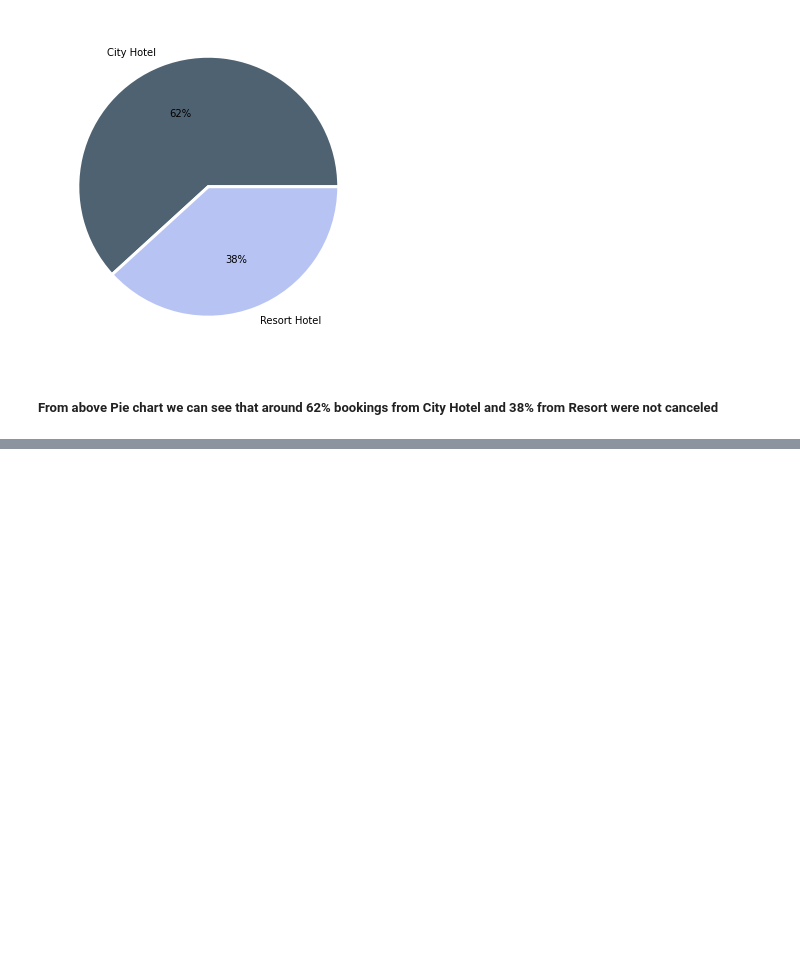
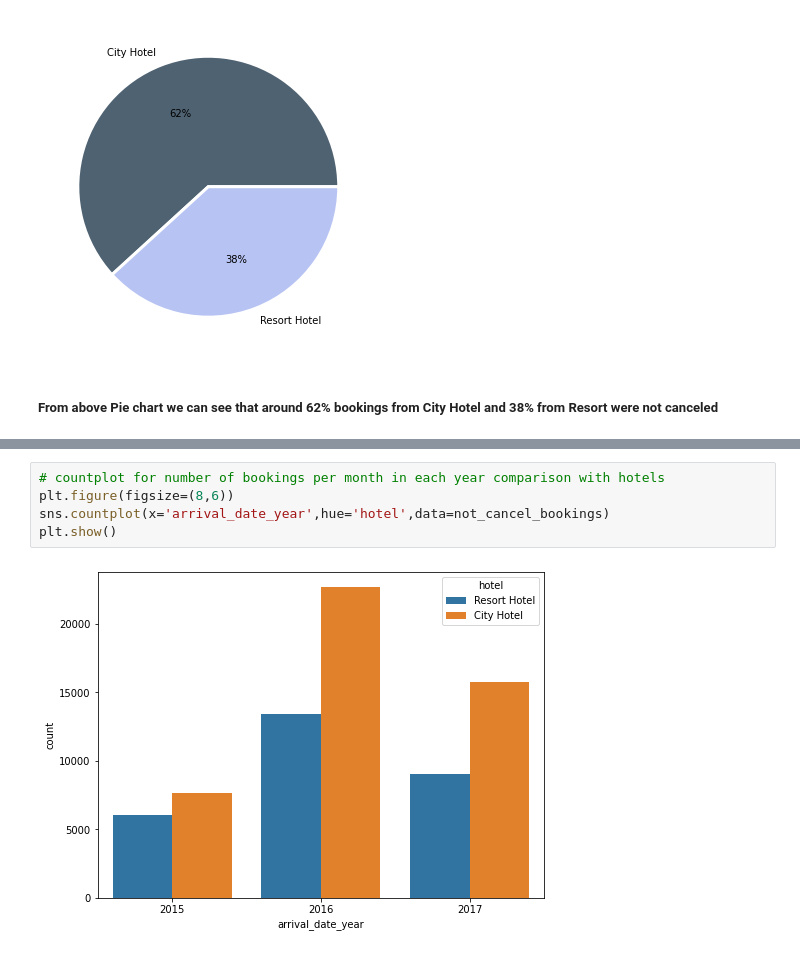
Before and after one commit to shinkarkunal/EDA_Hotel_booking, a Jupyter notebook: Hotel_Booking_Analysis_Capstone_Project_KUNAL_SHINKAR_ipynb.ipynb, the cells around one changed output, grey strips where cells are left out. Cells and saved outputs as stored; diff of their text form; blank space fills up the shorter version.

```diff
--- a/Hotel_Booking_Analysis_Capstone_Project_KUNAL_SHINKAR_ipynb.ipynb
+++ b/Hotel_Booking_Analysis_Capstone_Project_KUNAL_SHINKAR_ipynb.ipynb
@@ -349,0 +360,7 @@ plt.show()
+# %%
+# countplot for number of bookings per month in each year comparison with hotels
+plt.figure(figsize=(8,6))
+sns.countplot(x='arrival_date_year',hue='hotel',data=not_cancel_bookings)
+plt.show()
+# %% [output]
+[figure, added]
```
Also changed, not shown: parts of 7 cells of this notebook.
